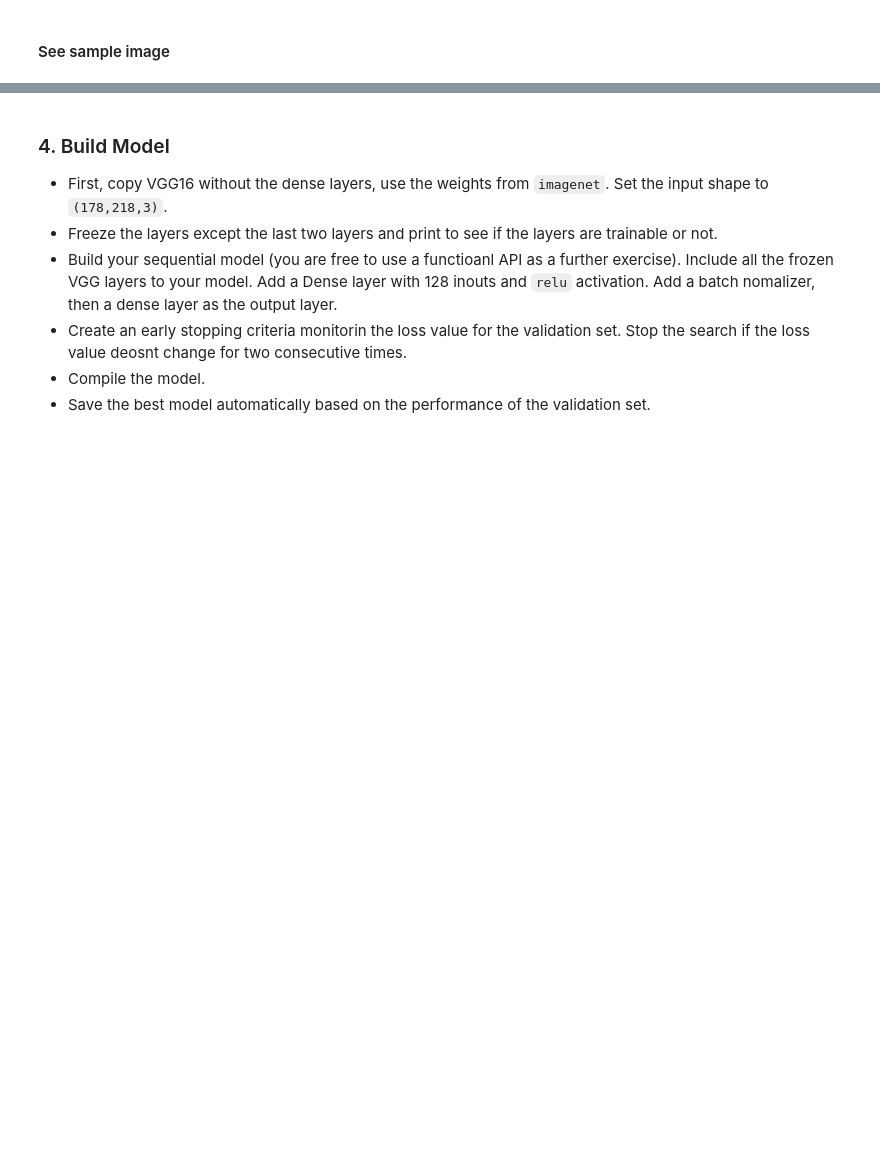
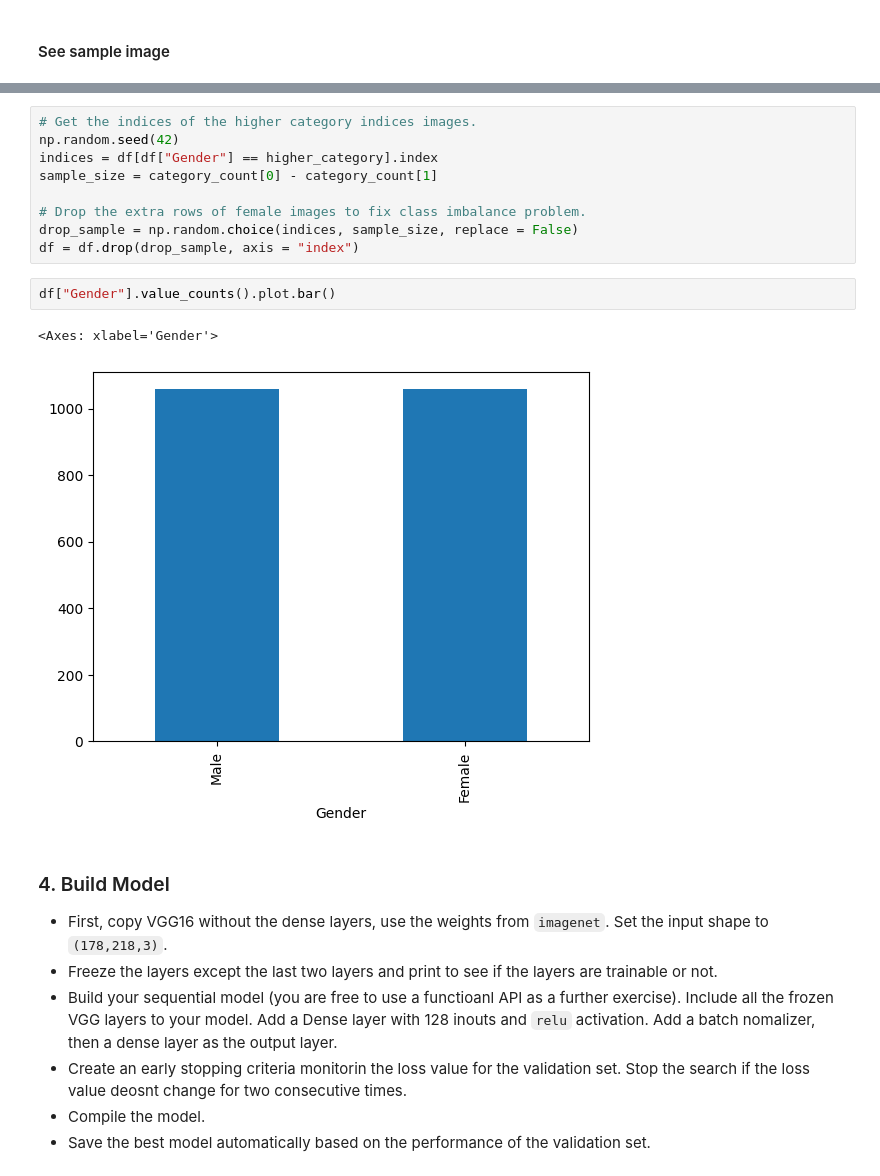
Before and after one commit to yuchild/magnimind_projects, a Jupyter notebook: 7-GenderIDTransfLearn.ipynb, the cells around one changed output, grey strips where cells are left out. Saved outputs shown, nothing was run; the diff lists cells and outputs as text; blank space fills up the shorter version.

```diff
--- a/7-GenderIDTransfLearn.ipynb
+++ b/7-GenderIDTransfLearn.ipynb
@@ -53,3 +134,17 @@ array(['image_id', '5_o_Clock_Shadow', 'Arched_Eyebrows', 'Attractive',
+# %%
+# Get the indices of the higher category indices images.
+np.random.seed(42)
+indices = df[df["Gender"] == higher_category].index
+sample_size = category_count[0] - category_count[1]
+
+# Drop the extra rows of female images to fix class imbalance problem.
+drop_sample = np.random.choice(indices, sample_size, replace = False)
+df = df.drop(drop_sample, axis = "index")
+# %%
+df["Gender"].value_counts().plot.bar()
+# %% [output]
+<Axes: xlabel='Gender'>
+[figure, added]
 # %% [markdown]
 ### 4. Build Model
 
```
Also changed, not shown: parts of 31 cells of this notebook, 1 other file.
